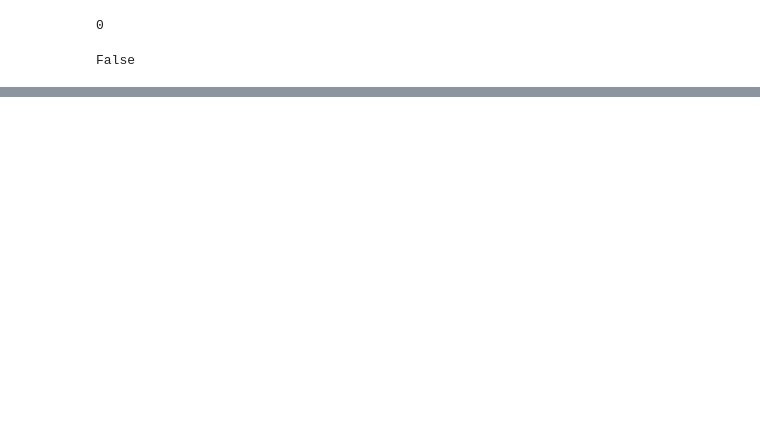
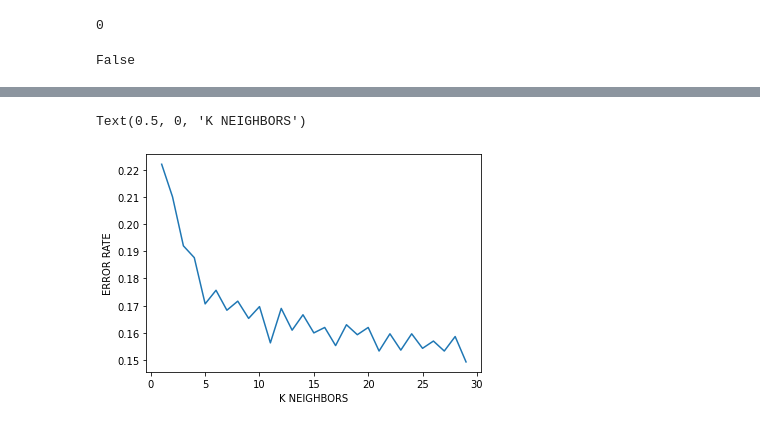
Before and after one commit to cfreeman22/data_mining_1_D209, a Jupyter notebook: D209_data_mining1_task1.ipynb, the cells around one changed output, grey strips where cells are left out. Cells and saved outputs as stored; diff of their text form; code cells hidden in the pictures; blank space fills up the shorter version.

```diff
--- a/D209_data_mining1_task1.ipynb
+++ b/D209_data_mining1_task1.ipynb
@@ -213,0 +398,7 @@ churn_df.to_csv('cleaned_churn.csv')
+# %%
+plt.plot(range(1,30), test_error_rate)
+plt.ylabel("ERROR RATE")
+plt.xlabel("K NEIGHBORS")
+# %% [output]
+Text(0.5, 0, 'K NEIGHBORS')
+[figure, added]
```
Also changed, not shown: parts of 45 cells of this notebook.
